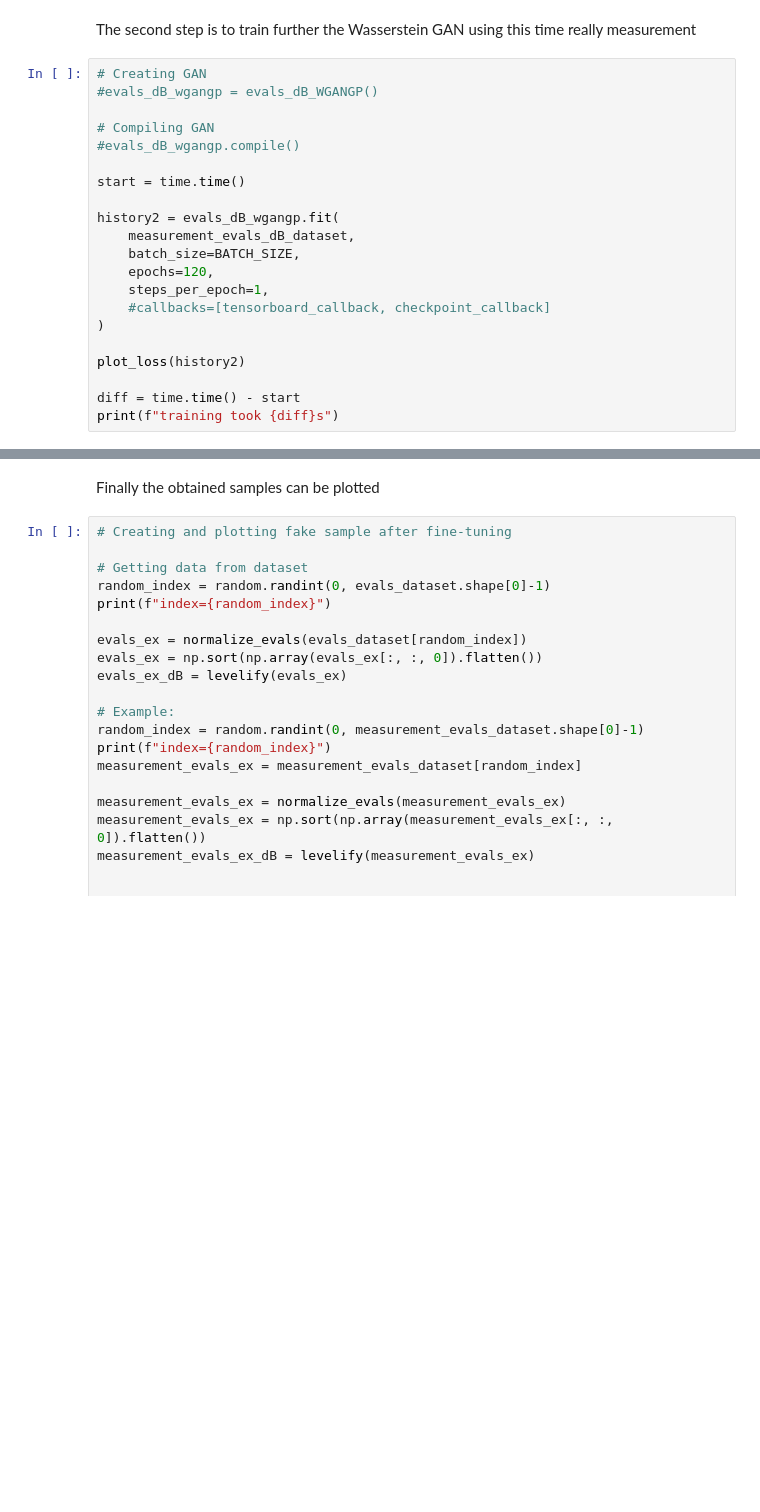
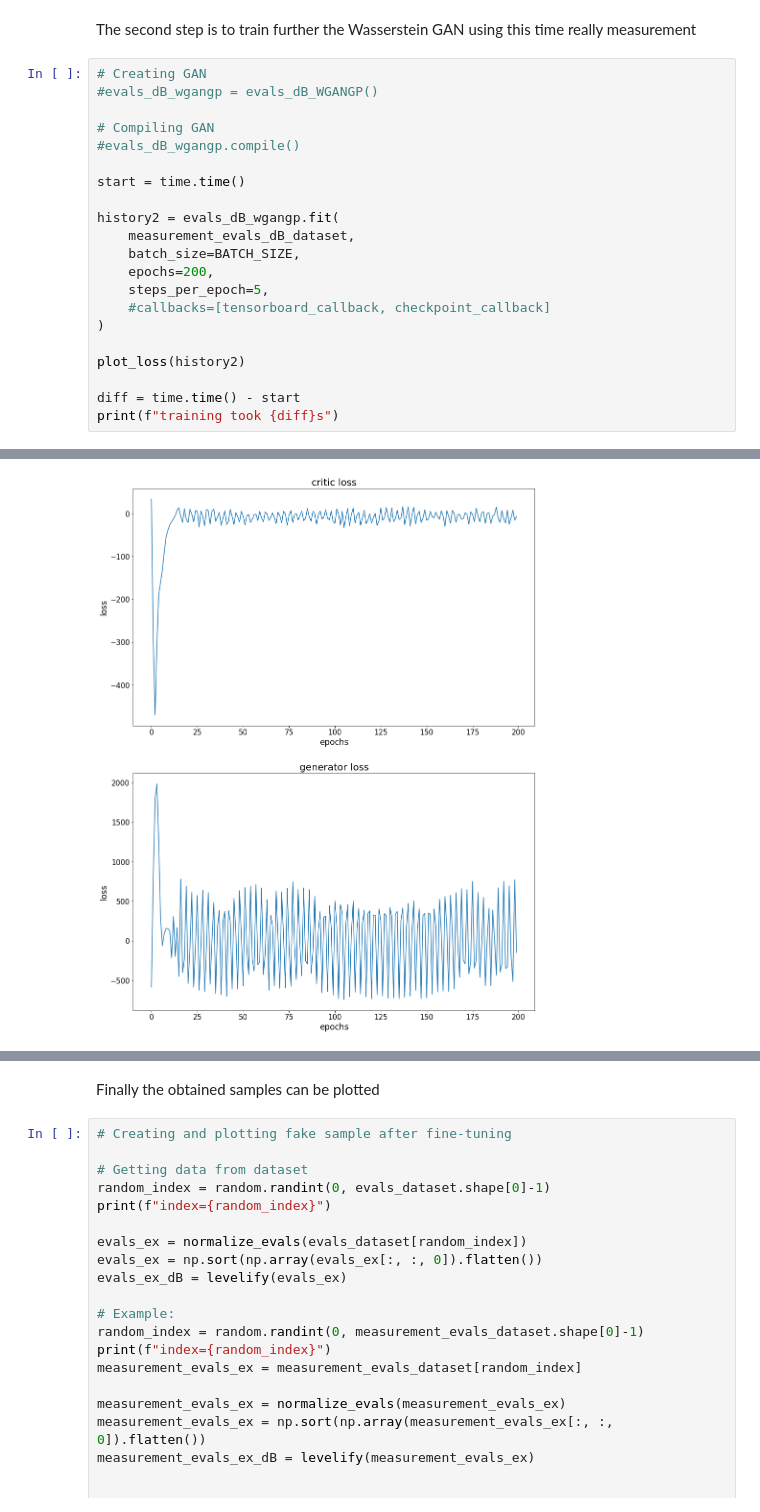
Before and after one commit to raskharkapakh/Master-Arbeit, a Jupyter notebook: python_files/GAN3/notebook.ipynb, the cells around one changed output, grey strips where cells are left out. Cells and saved outputs as stored; diff of their text form; blank space fills up the shorter version.

```diff
--- a/python_files/GAN3/notebook.ipynb
+++ b/python_files/GAN3/notebook.ipynb
@@ -1304,8 +1426,8 @@ start = time.time()
 history2 = evals_dB_wgangp.fit(
     measurement_evals_dB_dataset,
     batch_size=BATCH_SIZE,
-    epochs=120,
-    steps_per_epoch=1,
+    epochs=200,
+    steps_per_epoch=5,
     #callbacks=[tensorboard_callback, checkpoint_callback]
 )
 
@@ -1313,3 +1435,4 @@ plot_loss(history2)
 
 diff = time.time() - start
 print(f"training took {diff}s")
+# %% [output]
@@ -1315,0 +1456 @@ print(f"training took {diff}s")
+[figure, added]
```
Also changed, not shown: parts of 39 cells of this notebook, 33 other files.
